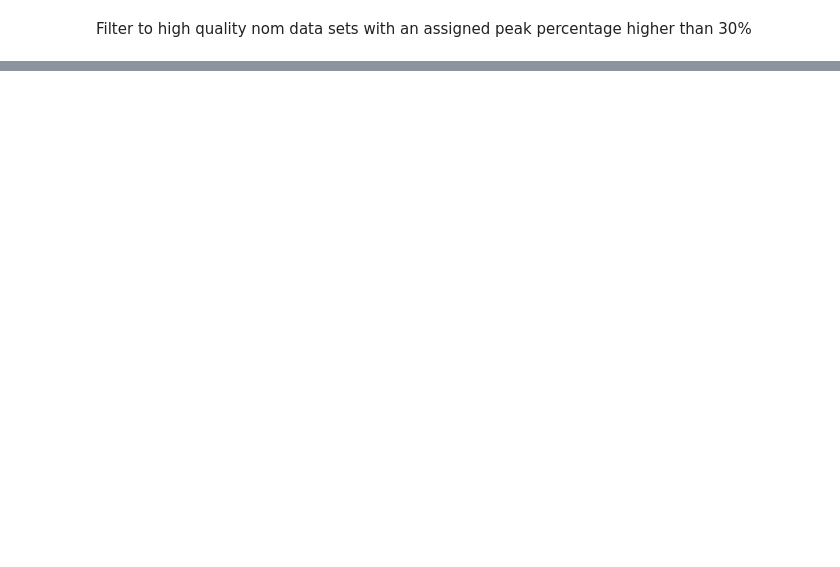
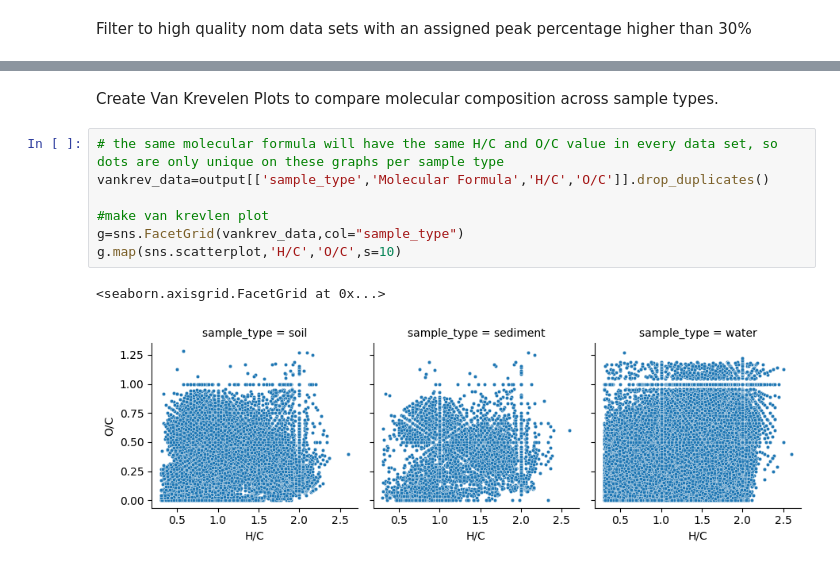
Before and after one commit to microbiomedata/nmdc_notebooks, a Jupyter notebook: second_omics_type/nom_data.ipynb, the cells around one changed output, grey strips where cells are left out. Saved outputs shown, nothing was run; the diff lists cells and outputs as text; blank space fills up the shorter version.

```diff
--- a/second_omics_type/nom_data.ipynb
+++ b/second_omics_type/nom_data.ipynb
@@ -522,0 +557,12 @@ plt.legend(handles, type_col, title='Sample Type',
+# %% [markdown]
+Create Van Krevelen Plots to compare molecular composition across sample types.
+# %%
+# the same molecular formula will have the same H/C and O/C value in every data set, so dots are only unique on these graphs per sample type
+vankrev_data=output[['sample_type','Molecular Formula','H/C','O/C']].drop_duplicates()
+
+#make van krevlen plot
+g=sns.FacetGrid(vankrev_data,col="sample_type")
+g.map(sns.scatterplot,'H/C','O/C',s=10)
+# %% [output]
+<seaborn.axisgrid.FacetGrid at 0x...>
+[figure, added]
```
Also changed, not shown: parts of 48 cells of this notebook, 1 other file.
